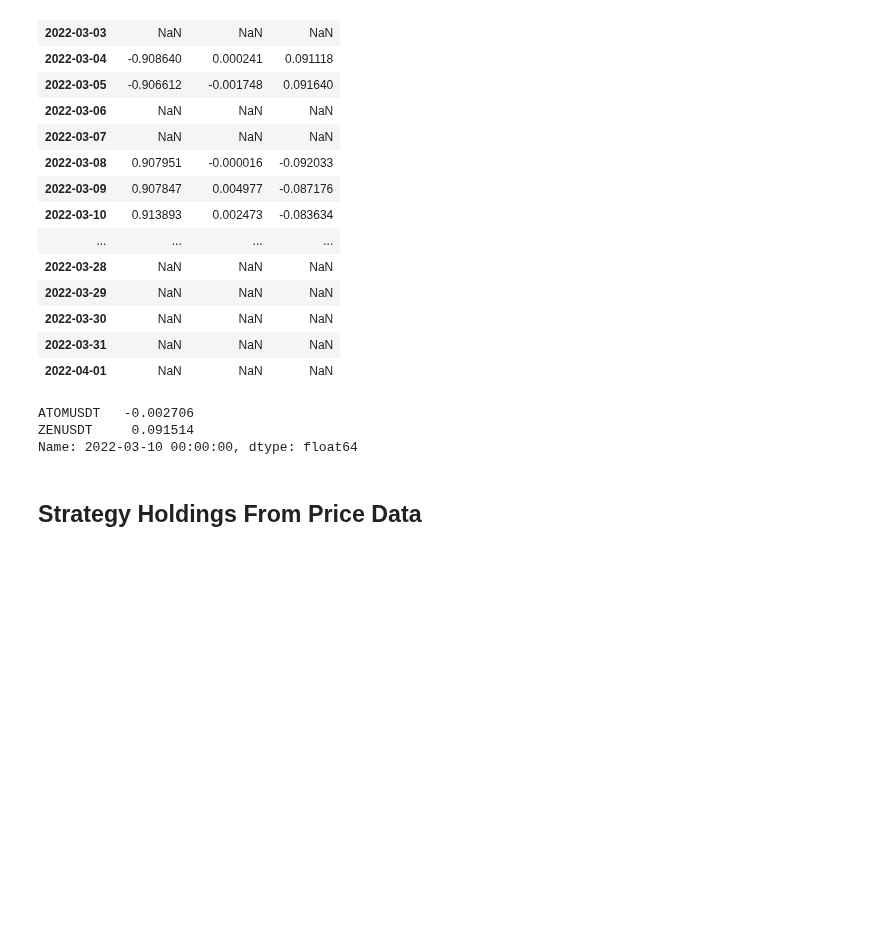
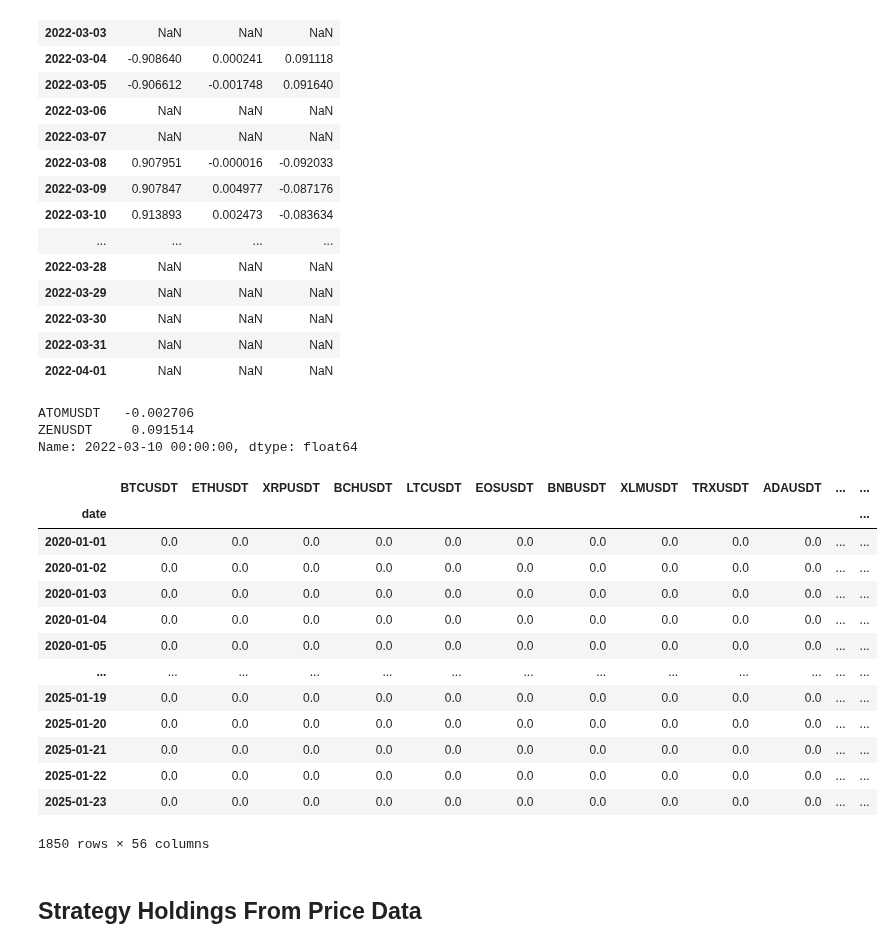
Before and after one commit to wbchristerson/jn-learning, a Jupyter notebook: strategy_8_correlation_to_basket_of_coins.ipynb, the cells around one changed output. Saved outputs shown, nothing was run; the diff lists cells and outputs as text; code cells hidden in the pictures; blank space fills up the shorter version.

```diff
--- a/strategy_8_correlation_to_basket_of_coins.ipynb
+++ b/strategy_8_correlation_to_basket_of_coins.ipynb
@@ -599,6 +625,30 @@ beta_coeffs.loc["2022-03-10"]
 ATOMUSDT   -0.002706
 ZENUSDT     0.091514
 Name: 2022-03-10 00:00:00, dtype: float64
+# %%
+def get_all_triples_strategy_holdings(selected_triples, z_scores_df, beta_df):
+    strategy_holdings_df = pd.DataFrame(0.0, columns=z_scores_df.columns, index=z_scores.index)
+
+    strategy_holdings_df = strategy_holdings_df.shift()
+    strategy_holdings_df.fillna(0.0, inplace=True)
+    return strategy_holdings_df
+# %%
+get_all_triples_strategy_holdings(selected_triples, z_scores_df, beta_df)
+# %% [output]
+|  | BTCUSDT | ETHUSDT | XRPUSDT | BCHUSDT | LTCUSDT | EOSUSDT | BNBUSDT | XLMUSDT | TRXUSDT | ADAUSDT | ... | ... |
+| date |  |  |  |  |  |  |  |  |  |  |  | ... |
+| 2020-01-01 | 0.0 | 0.0 | 0.0 | 0.0 | 0.0 | 0.0 | 0.0 | 0.0 | 0.0 | 0.0 | ... | ... |
+| 2020-01-02 | 0.0 | 0.0 | 0.0 | 0.0 | 0.0 | 0.0 | 0.0 | 0.0 | 0.0 | 0.0 | ... | ... |
+| 2020-01-03 | 0.0 | 0.0 | 0.0 | 0.0 | 0.0 | 0.0 | 0.0 | 0.0 | 0.0 | 0.0 | ... | ... |
+| 2020-01-04 | 0.0 | 0.0 | 0.0 | 0.0 | 0.0 | 0.0 | 0.0 | 0.0 | 0.0 | 0.0 | ... | ... |
+| 2020-01-05 | 0.0 | 0.0 | 0.0 | 0.0 | 0.0 | 0.0 | 0.0 | 0.0 | 0.0 | 0.0 | ... | ... |
+| ... | ... | ... | ... | ... | ... | ... | ... | ... | ... | ... | ... | ... |
+| 2025-01-19 | 0.0 | 0.0 | 0.0 | 0.0 | 0.0 | 0.0 | 0.0 | 0.0 | 0.0 | 0.0 | ... | ... |
+| 2025-01-20 | 0.0 | 0.0 | 0.0 | 0.0 | 0.0 | 0.0 | 0.0 | 0.0 | 0.0 | 0.0 | ... | ... |
+| 2025-01-21 | 0.0 | 0.0 | 0.0 | 0.0 | 0.0 | 0.0 | 0.0 | 0.0 | 0.0 | 0.0 | ... | ... |
+| 2025-01-22 | 0.0 | 0.0 | 0.0 | 0.0 | 0.0 | 0.0 | 0.0 | 0.0 | 0.0 | 0.0 | ... | ... |
+| 2025-01-23 | 0.0 | 0.0 | 0.0 | 0.0 | 0.0 | 0.0 | 0.0 | 0.0 | 0.0 | 0.0 | ... | ... |
+1850 rows × 56 columns
 # %% [markdown]
 ## Strategy Holdings From Price Data
 # %%
```
Also changed, not shown: parts of 9 cells of this notebook.
